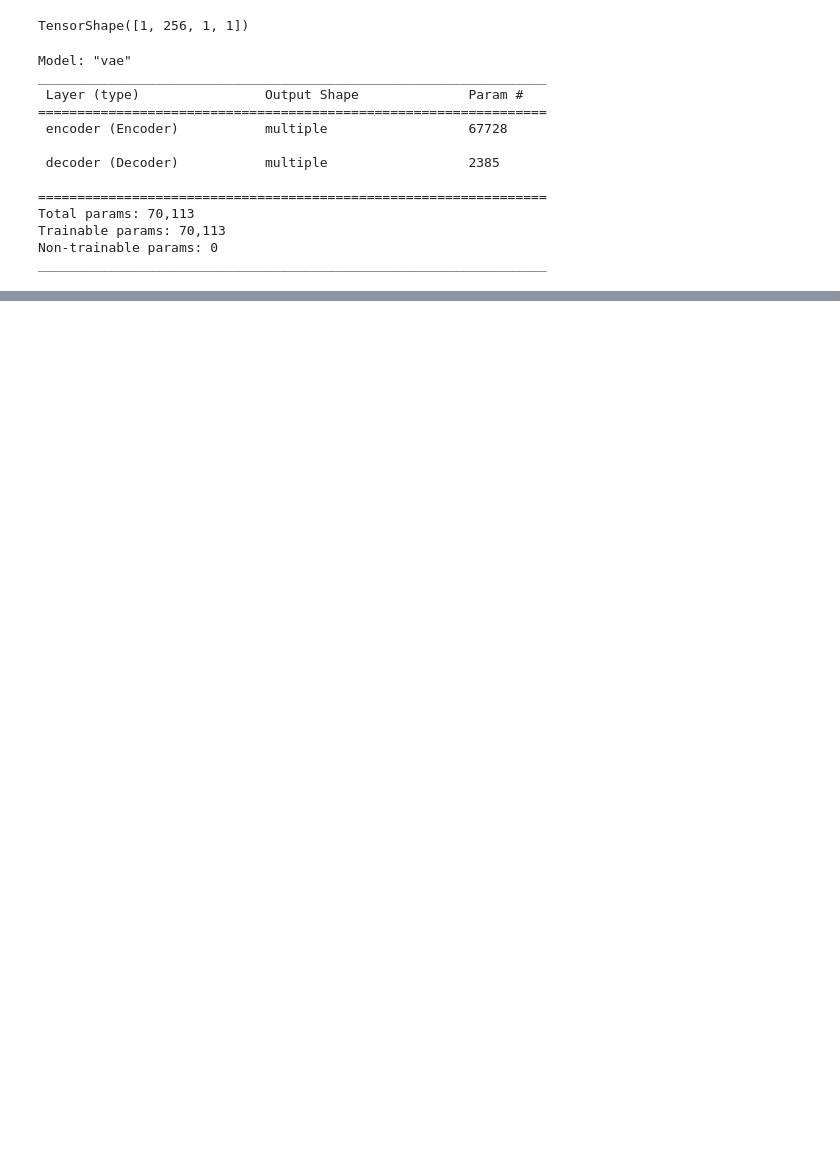
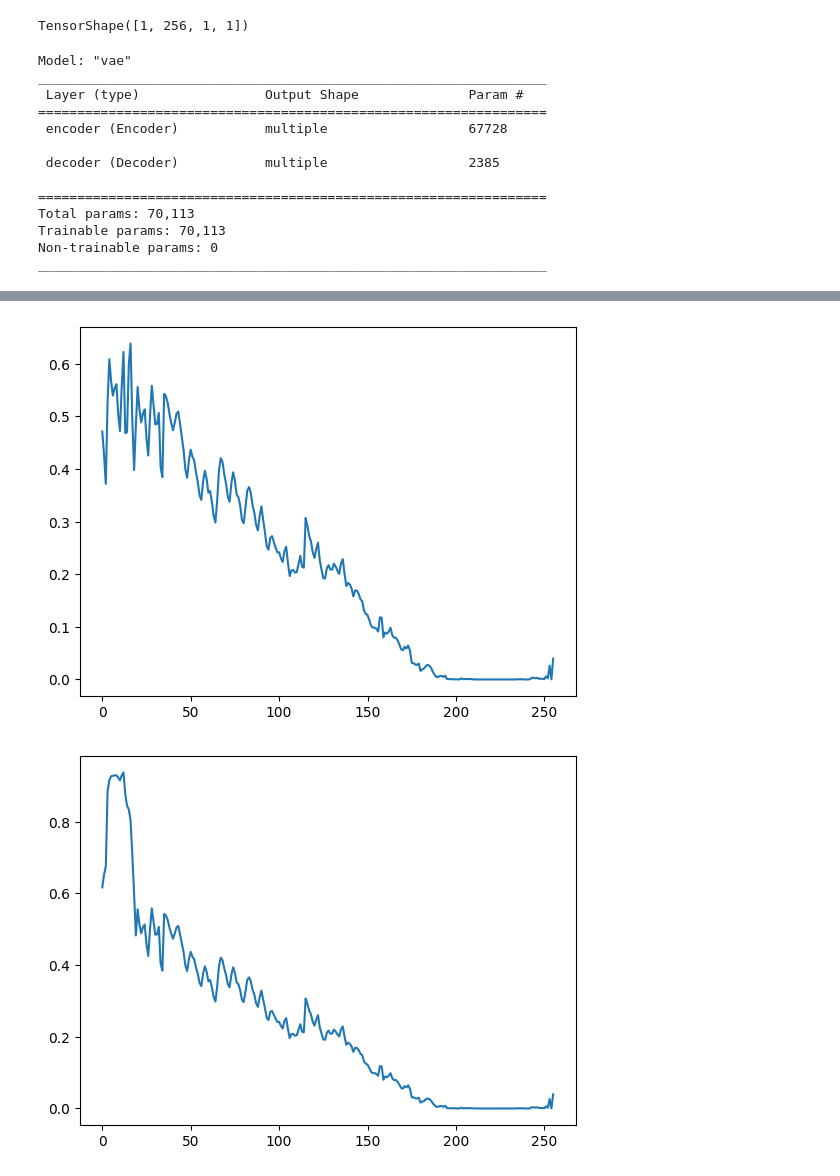
Before and after one commit to jeremywu2000/NN_WaveTable_Generator, a Jupyter notebook: variational_autoencoder/keras_vae_test.ipynb, the cells around one changed output, grey strips where cells are left out. Drawn from its saved outputs; the diff is of its cells as text; code cells hidden in the pictures; blank space fills up the shorter version.

```diff
--- a/variational_autoencoder/keras_vae_test.ipynb
+++ b/variational_autoencoder/keras_vae_test.ipynb
@@ -258,0 +271,14 @@ TensorShape([1, 1, 256, 1])
+# %%
+vae.encoder.eval()
+encoded = vae.encoder(waves[0])[0]
+encoded = tf.expand_dims(encoded, -1)
+inc_tensor = np.zeros((1,1,16))
+inc_tensor[0,0,0]=0.1
+inc_tensor = tf.convert_to_tensor(inc_tensor, dtype='float32')
+inc_tensor = tf.expand_dims(inc_tensor, -1)
+for i in range(10):
+    plt.figure()
+    plt.plot(tf.squeeze(vae.decoder(encoded+i*inc_tensor)))
+# %% [output]
+[figure, added]
+[figure, added]
```
Also changed, not shown: parts of 6 cells of this notebook, 5 other files.
